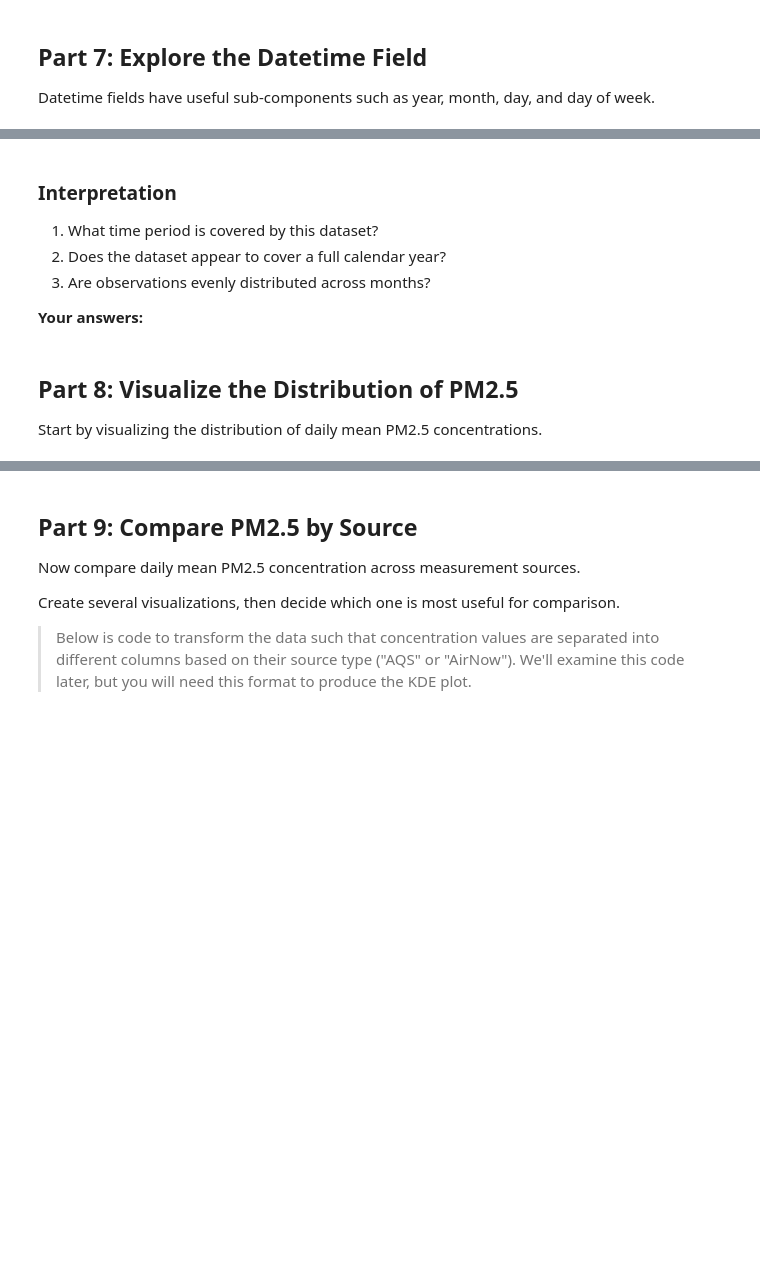
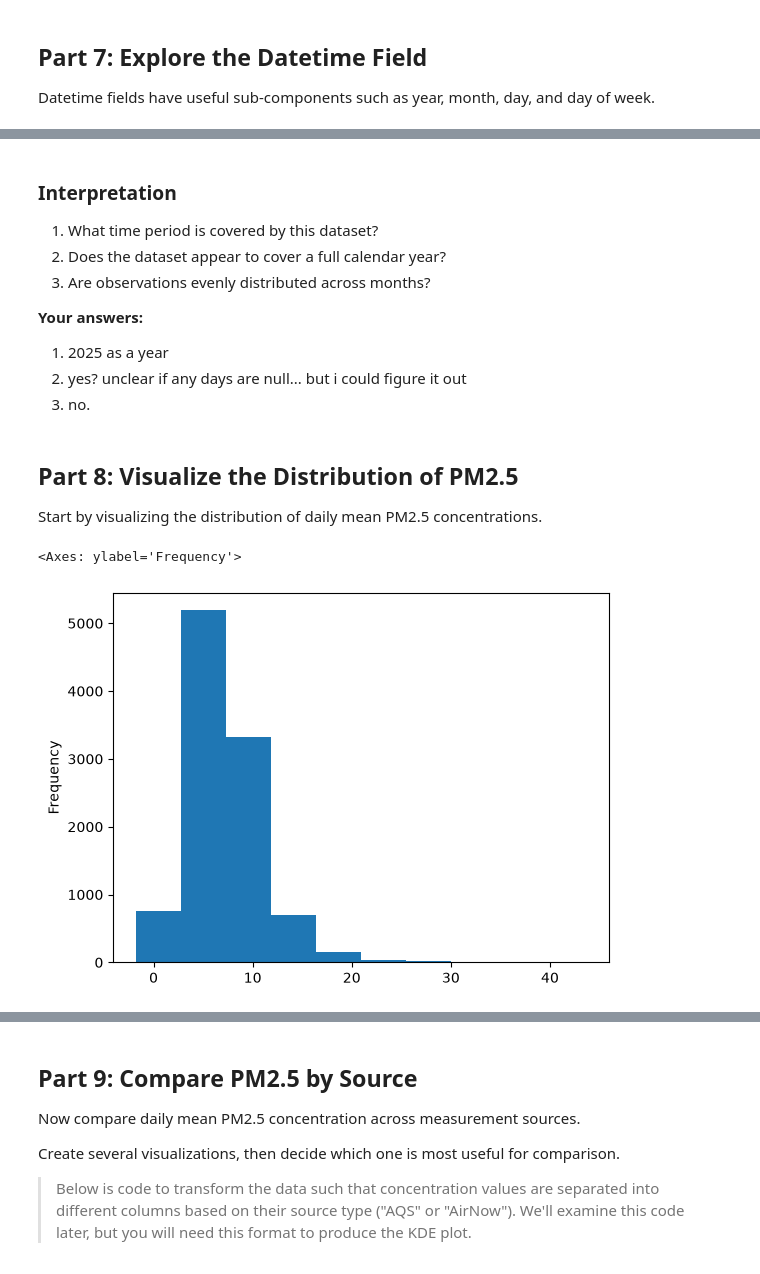
Before and after one commit to mbunker11/ENVR700, a Jupyter notebook: Lessons/M3-L-data-exploration-3-lab.ipynb, the cells around one changed output, grey strips where cells are left out. Cells and saved outputs as stored; diff of their text form; code cells hidden in the pictures; blank space fills up the shorter version.

```diff
--- a/Lessons/M3-L-data-exploration-3-lab.ipynb
+++ b/Lessons/M3-L-data-exploration-3-lab.ipynb
@@ -366,2 +386,7 @@ Datetime fields have useful sub-components such as year, month, day, and day of
 # %%
 # Count observations by month.
+pm25["Month"] = pm25["Date"].dt.month
+pm25["Month"].value_counts()
+
+#or without making month column
+pm25['Date'].dt.month.value_counts().sort_index()
@@ -375,6 +416,9 @@ Datetime fields have useful sub-components such as year, month, day, and day of
 3. Are observations evenly distributed across months?
 
 **Your answers:**
+1. 2025 as a year
+2. yes? unclear if any days are null... but i could figure it out
+3. no.
 # %% [markdown]
 ## Part 8: Visualize the Distribution of PM2.5
 
@@ -382,6 +426,11 @@ Start by visualizing the distribution of daily mean PM2.5 concentrations.
 # %%
 # Create a histogram of daily mean PM2.5 concentration using Pandas plotting.
 # Hint: select the concentration Series and use .plot(kind='hist').
+
+pm25["Daily Mean PM2.5 Concentration"].plot(kind="hist")
+# %% [output]
+<Axes: ylabel='Frequency'>
+[figure, added]
 # %%
 # Create a box plot of daily mean PM2.5 concentration using Pandas plotting.
 # Hint: select the concentration Series and use .plot(kind='box').
```
Also changed, not shown: parts of 14 cells of this notebook.
